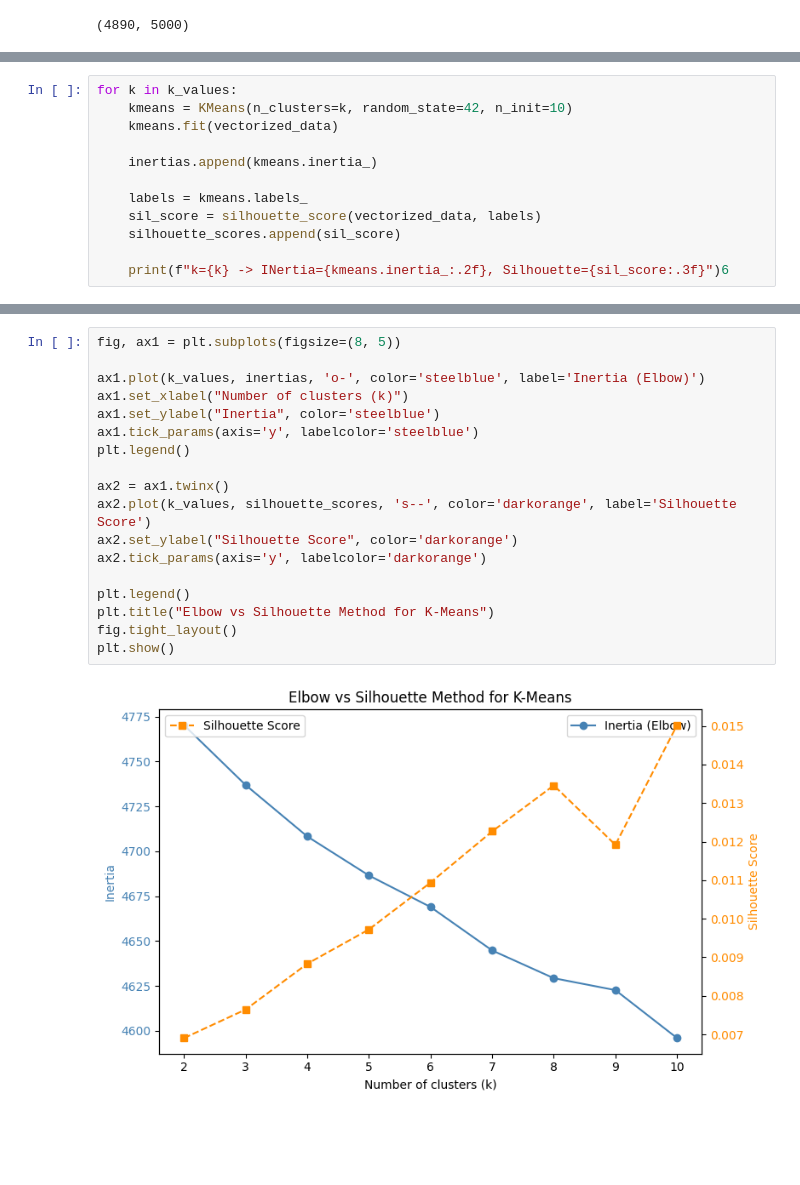
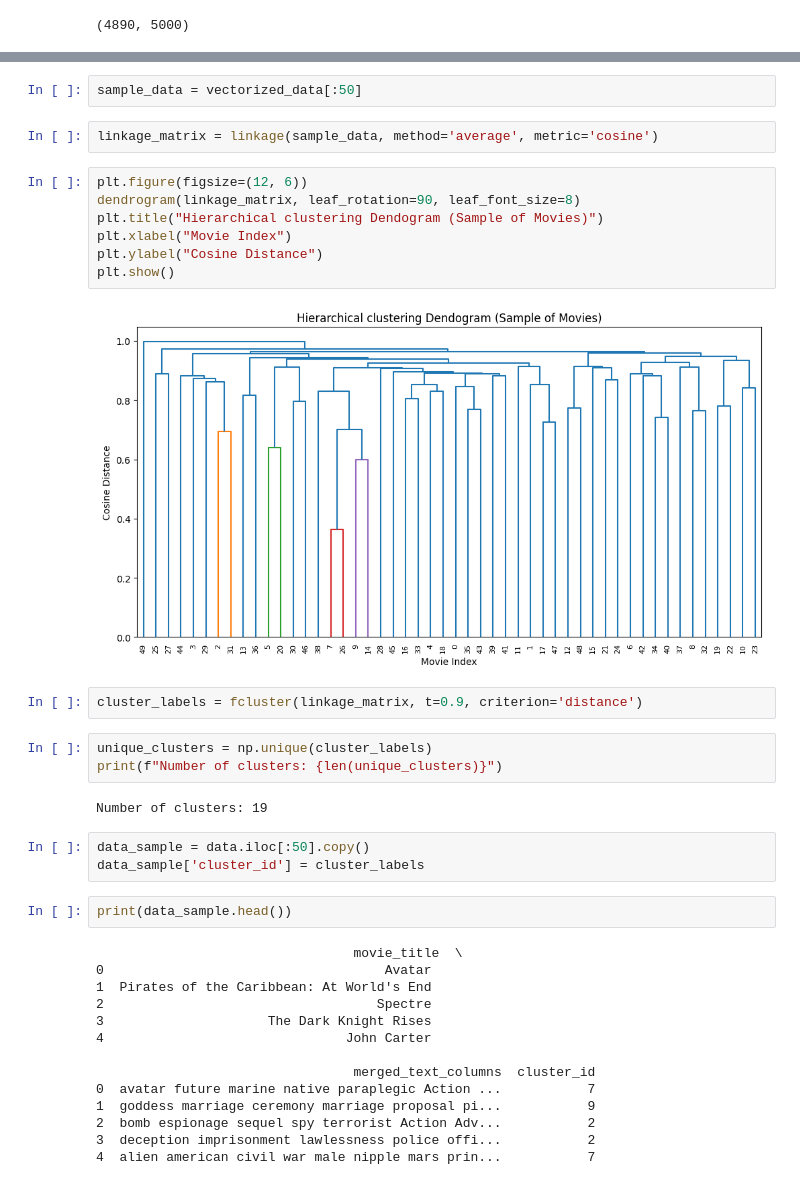
Before and after one commit to Djax05/Movie-Recommender, a Jupyter notebook: notebooks/model.ipynb, the cells around one changed output, grey strips where cells are left out. Saved outputs shown, nothing was run; the diff lists cells and outputs as text; blank space fills up the shorter version.

Commit message:
Finetuned the model using a hierarchical cluster model, and created a recommendation function

```diff
--- a/notebooks/model.ipynb
+++ b/notebooks/model.ipynb
@@ -22,12 +18,0 @@ silhouette_scores = []
-# %%
-for k in k_values:
-    kmeans = KMeans(n_clusters=k, random_state=42, n_init=10)
-    kmeans.fit(vectorized_data)
-
-    inertias.append(kmeans.inertia_)
-
-    labels = kmeans.labels_
-    sil_score = silhouette_score(vectorized_data, labels)
-    silhouette_scores.append(sil_score)
-
-    print(f"k={k} -> INertia={kmeans.inertia_:.2f}, Silhouette={sil_score:.3f}")6
@@ -44,20 +19,39 @@ k=10 -> INertia=4595.95, Silhouette=0.015
-# %%
-fig, ax1 = plt.subplots(figsize=(8, 5))
-
-ax1.plot(k_values, inertias, 'o-', color='steelblue', label='Inertia (Elbow)')
-ax1.set_xlabel("Number of clusters (k)")
-ax1.set_ylabel("Inertia", color='steelblue')
-ax1.tick_params(axis='y', labelcolor='steelblue')
-plt.legend()
-
-ax2 = ax1.twinx()
-ax2.plot(k_values, silhouette_scores, 's--', color='darkorange', label='Silhouette Score')
-ax2.set_ylabel("Silhouette Score", color='darkorange')
-ax2.tick_params(axis='y', labelcolor='darkorange')
-
-plt.legend()
-plt.title("Elbow vs Silhouette Method for K-Means")
-fig.tight_layout()
-plt.show()
-# %% [output]
-[figure, removed]
+# %%
+sample_data = vectorized_data[:50]
+# %%
+linkage_matrix = linkage(sample_data, method='average', metric='cosine')
+# %%
+plt.figure(figsize=(12, 6))
+dendrogram(linkage_matrix, leaf_rotation=90, leaf_font_size=8)
+plt.title("Hierarchical clustering Dendogram (Sample of Movies)")
+plt.xlabel("Movie Index")
+plt.ylabel("Cosine Distance")
+plt.show()
+# %% [output]
+[figure, added]
+# %%
+cluster_labels = fcluster(linkage_matrix, t=0.9, criterion='distance')
+# %%
+unique_clusters = np.unique(cluster_labels)
+print(f"Number of clusters: {len(unique_clusters)}")
+# %% [output]
+Number of clusters: 19
+# %%
+data_sample = data.iloc[:50].copy()
+data_sample['cluster_id'] = cluster_labels
+# %%
+print(data_sample.head())
+# %% [output]
+                                 movie_title  \
+0                                    Avatar
+1  Pirates of the Caribbean: At World's End
+2                                   Spectre
+3                     The Dark Knight Rises
+4                               John Carter
+
+                                 merged_text_columns  cluster_id
+0  avatar future marine native paraplegic Action ...           7
+1  goddess marriage ceremony marriage proposal pi...           9
+2  bomb espionage sequel spy terrorist Action Adv...           2
+3  deception imprisonment lawlessness police offi...           2
+4  alien american civil war male nipple mars prin...           7
```
Also changed, not shown: parts of 5 cells of this notebook, 6 other files.
